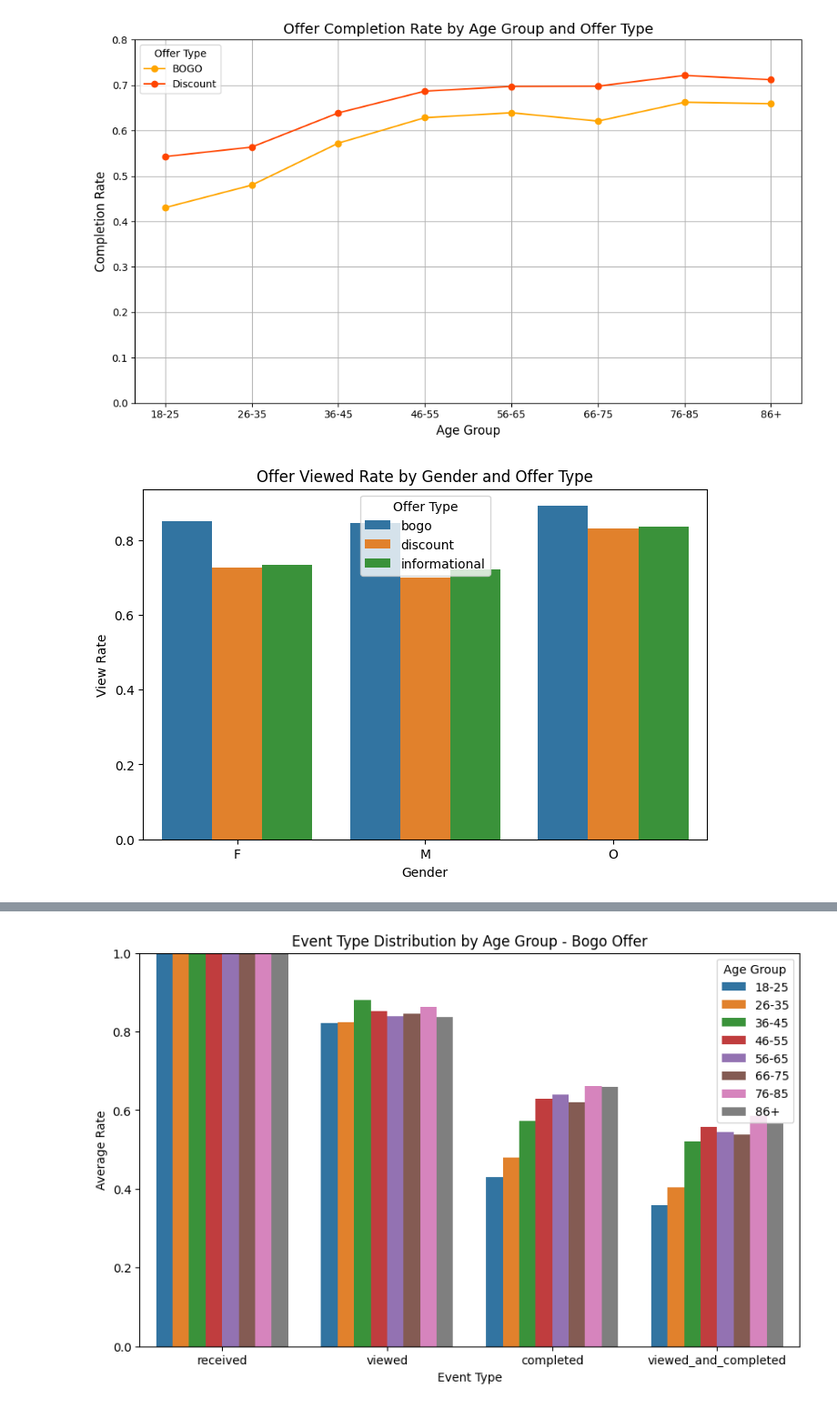
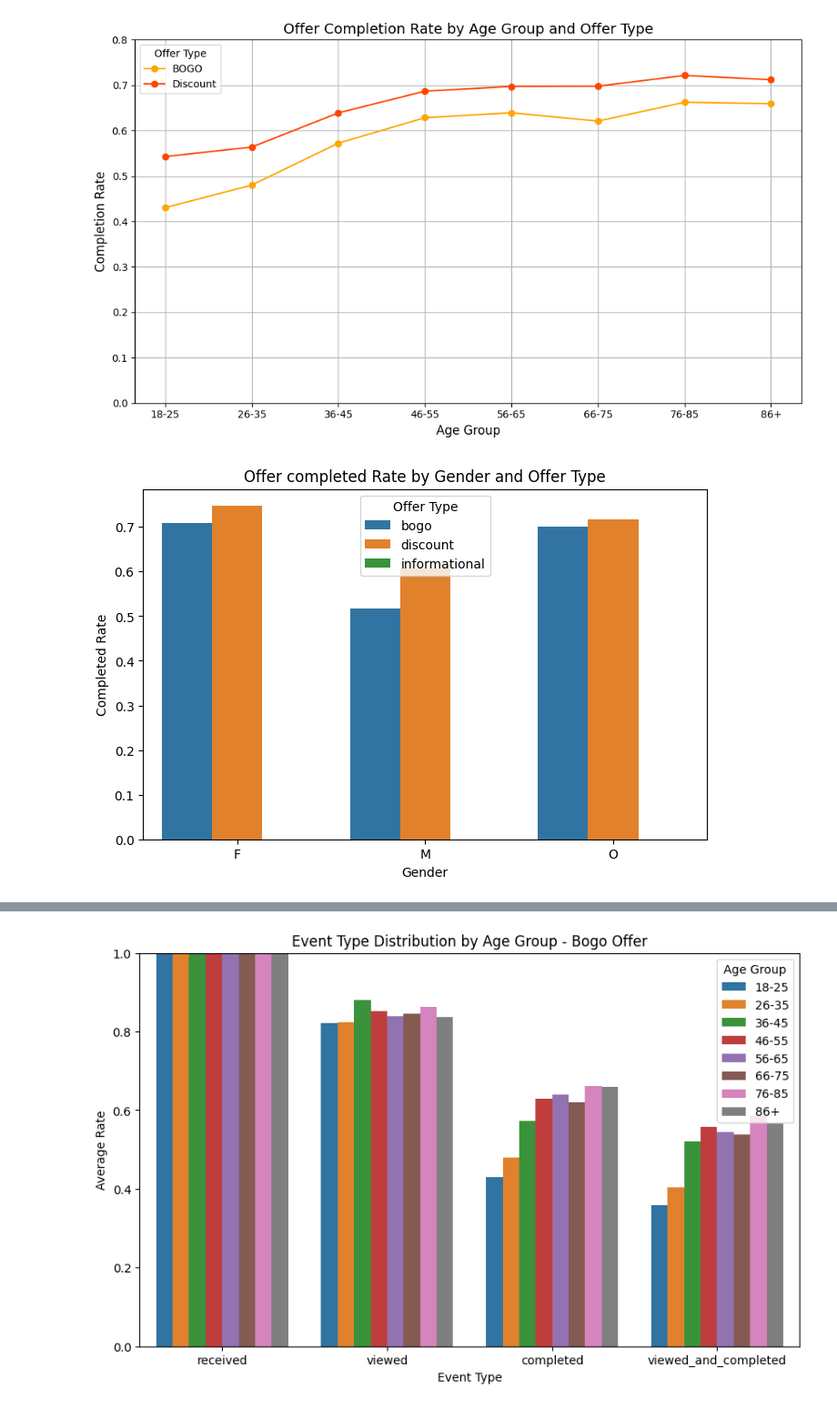
Before and after one commit to Chiamakacm/Starbucks-Capstone-Project, a Jupyter notebook: Starbucks_Capstone_notebook.ipynb, the cells around one changed output, grey strips where cells are left out. Shown at 91% size. Drawn from its saved outputs; the diff is of its cells as text; code cells hidden in the pictures.

```diff
--- a/Starbucks_Capstone_notebook.ipynb
+++ b/Starbucks_Capstone_notebook.ipynb
@@ -1001,15 +1005,15 @@ plt.show()
 # %% [output]
 [figure]
 # %%
-#
-gender_view = offer_response.groupby(['gender', 'offer_type'])['viewed'].mean().reset_index()
+#offer completed rate by gender and offer type
+gender_view = offer_response.groupby(['gender', 'offer_type'])['completed'].mean().reset_index()
 
 plt.figure(figsize=(8, 5))
-sns.barplot(data=gender_view, x='gender', y='viewed', hue='offer_type')
-plt.title('Offer Viewed Rate by Gender and Offer Type')
-plt.ylabel('View Rate')
+sns.barplot(data=gender_view, x='gender', y='completed', hue='offer_type')
+plt.title('Offer completed Rate by Gender and Offer Type')
+plt.ylabel('Completed Rate')
 plt.xlabel('Gender')
 plt.legend(title='Offer Type')
 plt.show()
 # %% [output]
-[figure, old version]
+[figure, new version]
```
Also changed, not shown: parts of 4 cells of this notebook, 2 other files.
